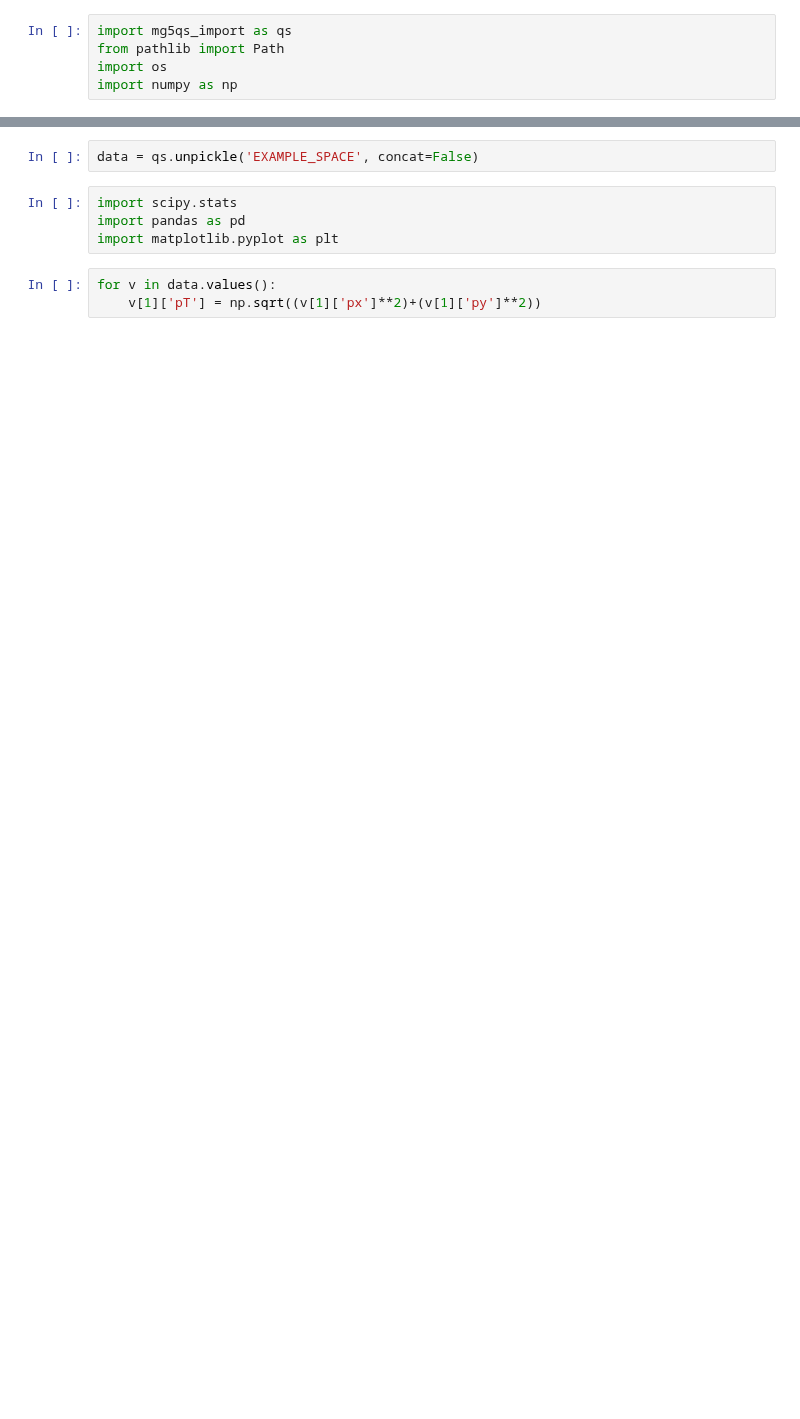
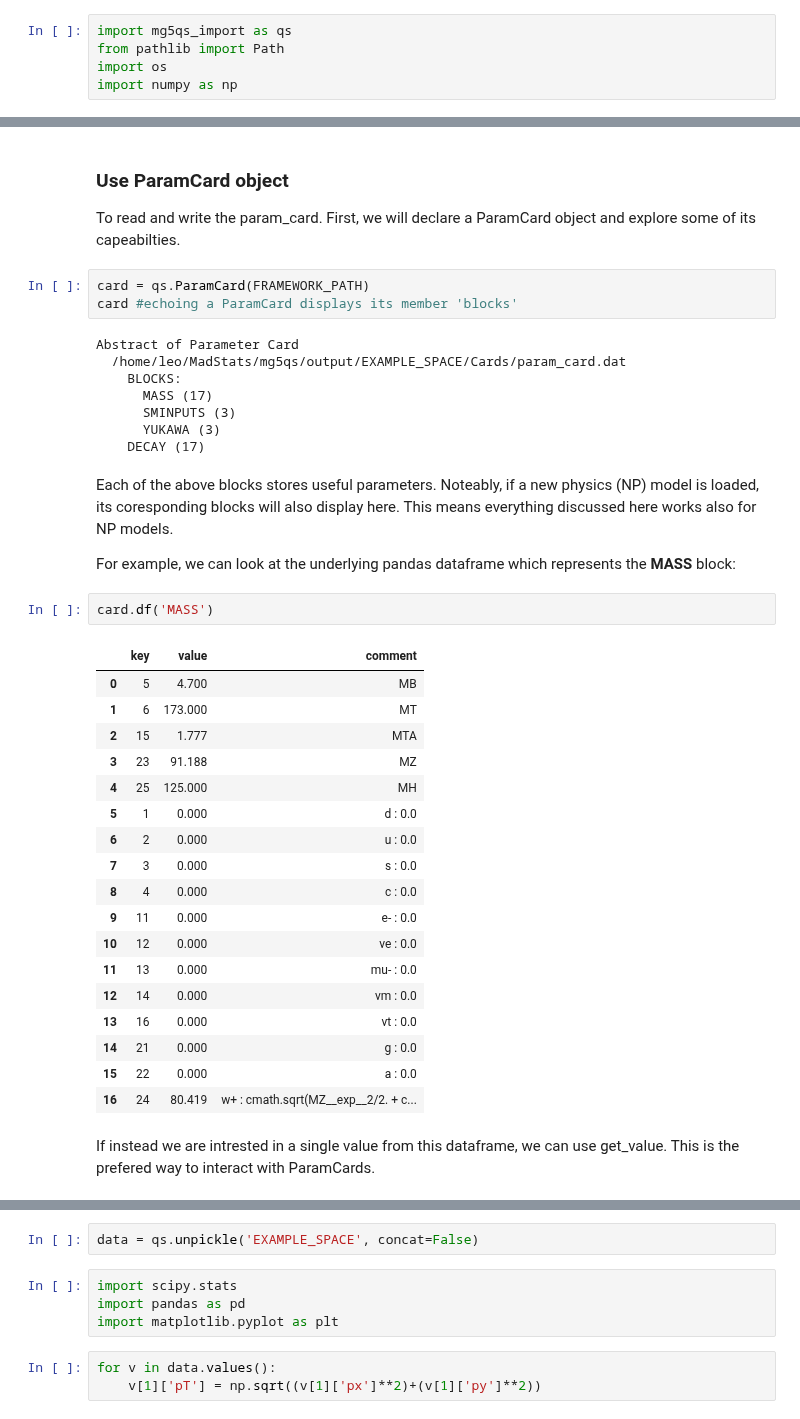
Before and after one commit to leo-megliola/mg5qs, a Jupyter notebook: notebook/E3.ipynb, the cells around one changed output, grey strips where cells are left out. Cells and saved outputs as stored; diff of their text form; blank space fills up the shorter version.

Commit message:
examples

```diff
--- a/notebook/E3.ipynb
+++ b/notebook/E3.ipynb
@@ -104 +28,43 @@ Text(value='nn23lo1    = pdlabel     ! PDF set', layout=Layout(width='550px'))
+# %% [markdown]
+### Use ParamCard object
+
+To read and write the param_card. First, we will declare a ParamCard object and explore some of its capeabilties.
+# %%
+card = qs.ParamCard(FRAMEWORK_PATH)
+card #echoing a ParamCard displays its member 'blocks'
+# %% [output]
+Abstract of Parameter Card
+  /home/leo/MadStats/mg5qs/output/EXAMPLE_SPACE/Cards/param_card.dat
+    BLOCKS:
+      MASS (17)
+      SMINPUTS (3)
+      YUKAWA (3)
+    DECAY (17)
+# %% [markdown]
+Each of the above blocks stores useful parameters. Noteably, if a new physics (NP) model is loaded, its coresponding blocks will also display here. This means everything discussed here works also for NP models.
+
+For example, we can look at the underlying pandas dataframe which represents the **MASS** block:
+# %%
+card.df('MASS')
+# %% [output]
+|  | key | value | comment |
+| 0 | 5 | 4.700 | MB |
+| 1 | 6 | 173.000 | MT |
+| 2 | 15 | 1.777 | MTA |
+| 3 | 23 | 91.188 | MZ |
+| 4 | 25 | 125.000 | MH |
+| 5 | 1 | 0.000 | d : 0.0 |
+| 6 | 2 | 0.000 | u : 0.0 |
+| 7 | 3 | 0.000 | s : 0.0 |
+| 8 | 4 | 0.000 | c : 0.0 |
+| 9 | 11 | 0.000 | e- : 0.0 |
+| 10 | 12 | 0.000 | ve : 0.0 |
+| 11 | 13 | 0.000 | mu- : 0.0 |
+| 12 | 14 | 0.000 | vm : 0.0 |
+| 13 | 16 | 0.000 | vt : 0.0 |
+| 14 | 21 | 0.000 | g : 0.0 |
+| 15 | 22 | 0.000 | a : 0.0 |
+| 16 | 24 | 80.419 | w+ : cmath.sqrt(MZ__exp__2/2. + c... |
+# %% [markdown]
+If instead we are intrested in a single value from this dataframe, we can use get_value. This is the prefered way to interact with ParamCards.
 # %%
```
Also changed, not shown: parts of 16 cells of this notebook, 1 other file.
